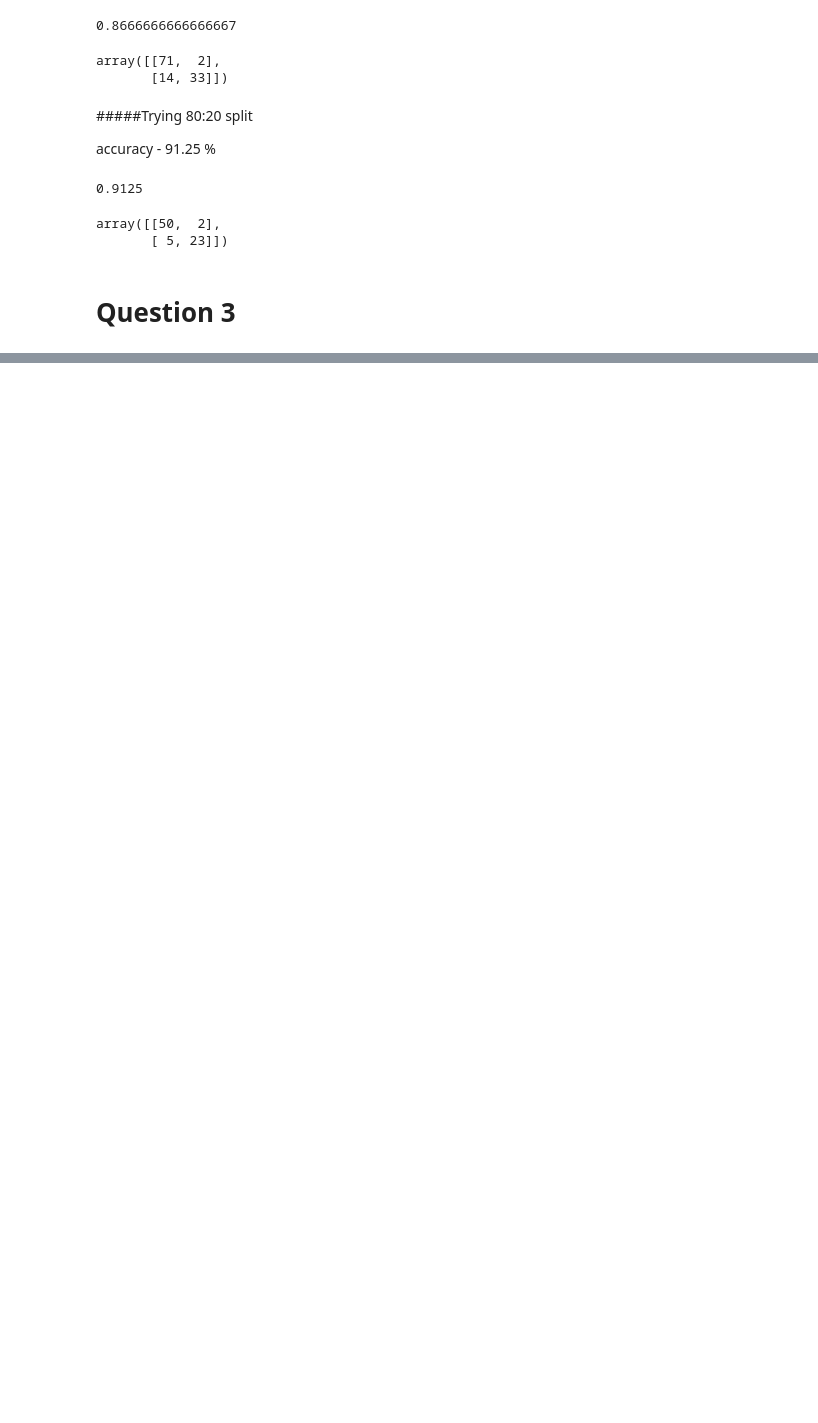
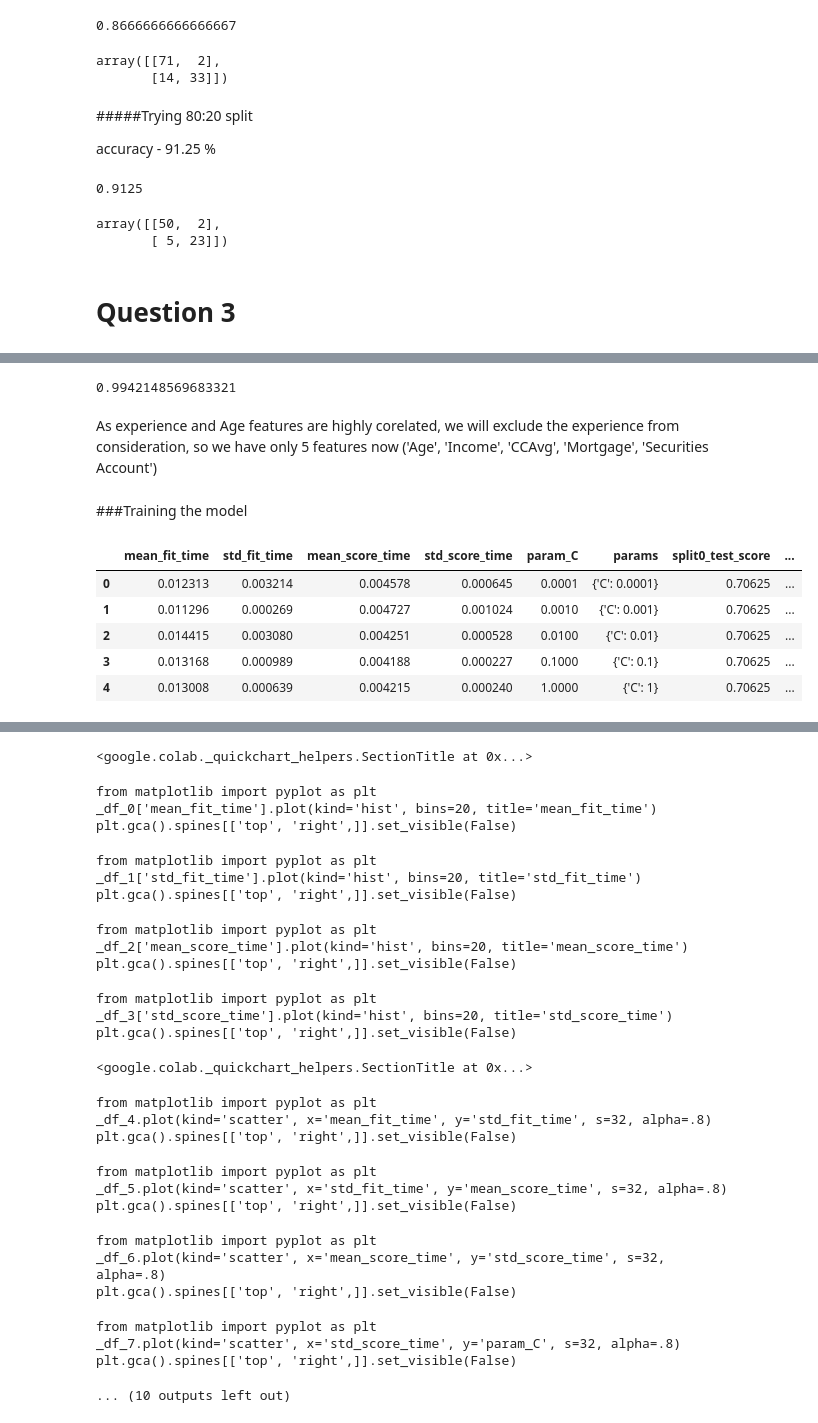
Before and after one commit to gauravraidata/IITJ-projects, a Jupyter notebook: Assignment1(DP,LR,SVM,RF).ipynb, the cells around one changed output, grey strips where cells are left out. Drawn from its saved outputs; the diff is of its cells as text; code cells hidden in the pictures; blank space fills up the shorter version.

```diff
--- a/Assignment1(DP,LR,SVM,RF).ipynb
+++ b/Assignment1(DP,LR,SVM,RF).ipynb
@@ -698,0 +843,33 @@ array([[50,  2],
+# %%
+#finding corelation between experience and age
+
+BPL_F['Experience'].corr(BPL_F['Age'])
+# %% [output]
+0.9942148569683321
+# %% [markdown]
+As experience and Age features are highly corelated, we will exclude the experience from consideration, so we have only 5 features now ('Age', 'Income', 'CCAvg', 'Mortgage', 'Securities Account')
+# %% [markdown]
+###Training the model
+# %%
+Xtrain, Xtest, Ytrain, Ytest = train_test_split(BPL_F, BPL_T, test_size=0.2, random_state=42)
+# %%
+from sklearn.svm import LinearSVC
+BPL_model = LinearSVC(random_state=42)
+# %%
+#using gridsearchCV for training with hyper parameter
+from sklearn.model_selection import GridSearchCV
+
+param_grid = {'C': [0.0001, 0.001, 0.01, 0.1, 1, 10, 100, 1000]}
+
+grid_search = GridSearchCV(BPL_model, param_grid, cv=5)
+grid_search.fit(Xtrain, Ytrain)
+
+acc_table = pd.DataFrame(grid_search.cv_results_)
+acc_table.head()
+# %% [output]
+|  | mean_fit_time | std_fit_time | mean_score_time | std_score_time | param_C | params | split0_test_score | ... |
+| 0 | 0.012313 | 0.003214 | 0.004578 | 0.000645 | 0.0001 | {'C': 0.0001} | 0.70625 | ... |
+| 1 | 0.011296 | 0.000269 | 0.004727 | 0.001024 | 0.0010 | {'C': 0.001} | 0.70625 | ... |
+| 2 | 0.014415 | 0.003080 | 0.004251 | 0.000528 | 0.0100 | {'C': 0.01} | 0.70625 | ... |
+| 3 | 0.013168 | 0.000989 | 0.004188 | 0.000227 | 0.1000 | {'C': 0.1} | 0.70625 | ... |
+| 4 | 0.013008 | 0.000639 | 0.004215 | 0.000240 | 1.0000 | {'C': 1} | 0.70625 | ... |
@@ -698,0 +877,27 @@ array([[50,  2],
+<google.colab._quickchart_helpers.SectionTitle at 0x...>
+from matplotlib import pyplot as plt
+_df_0['mean_fit_time'].plot(kind='hist', bins=20, title='mean_fit_time')
+plt.gca().spines[['top', 'right',]].set_visible(False)
+from matplotlib import pyplot as plt
+_df_1['std_fit_time'].plot(kind='hist', bins=20, title='std_fit_time')
+plt.gca().spines[['top', 'right',]].set_visible(False)
+from matplotlib import pyplot as plt
+_df_2['mean_score_time'].plot(kind='hist', bins=20, title='mean_score_time')
+plt.gca().spines[['top', 'right',]].set_visible(False)
+from matplotlib import pyplot as plt
+_df_3['std_score_time'].plot(kind='hist', bins=20, title='std_score_time')
+plt.gca().spines[['top', 'right',]].set_visible(False)
+<google.colab._quickchart_helpers.SectionTitle at 0x...>
+from matplotlib import pyplot as plt
+_df_4.plot(kind='scatter', x='mean_fit_time', y='std_fit_time', s=32, alpha=.8)
+plt.gca().spines[['top', 'right',]].set_visible(False)
+from matplotlib import pyplot as plt
+_df_5.plot(kind='scatter', x='std_fit_time', y='mean_score_time', s=32, alpha=.8)
+plt.gca().spines[['top', 'right',]].set_visible(False)
+from matplotlib import pyplot as plt
+_df_6.plot(kind='scatter', x='mean_score_time', y='std_score_time', s=32, alpha=.8)
+plt.gca().spines[['top', 'right',]].set_visible(False)
+from matplotlib import pyplot as plt
+_df_7.plot(kind='scatter', x='std_score_time', y='param_C', s=32, alpha=.8)
+plt.gca().spines[['top', 'right',]].set_visible(False)
+... (10 outputs left out)
```
Also changed, not shown: parts of 23 cells of this notebook.
